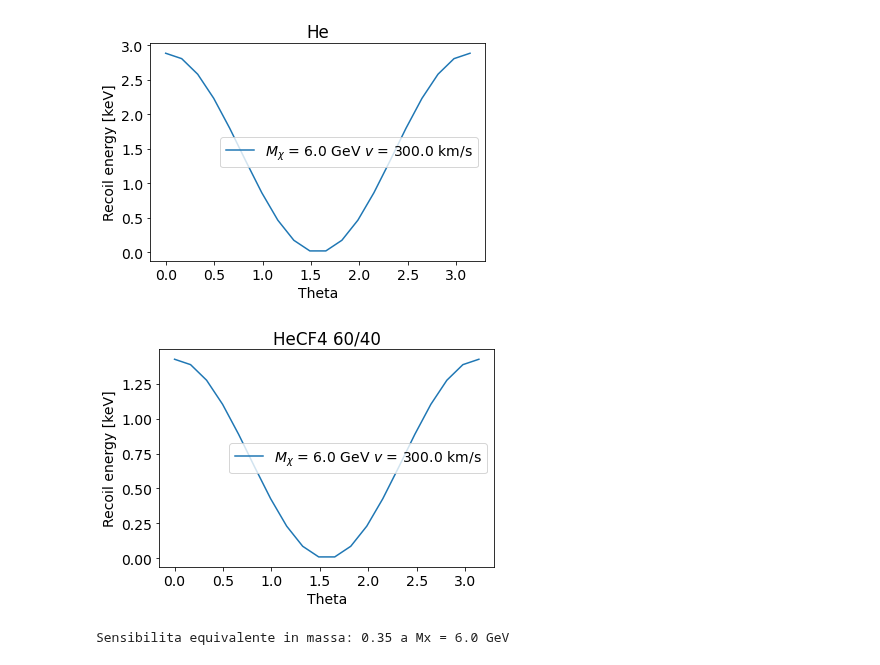
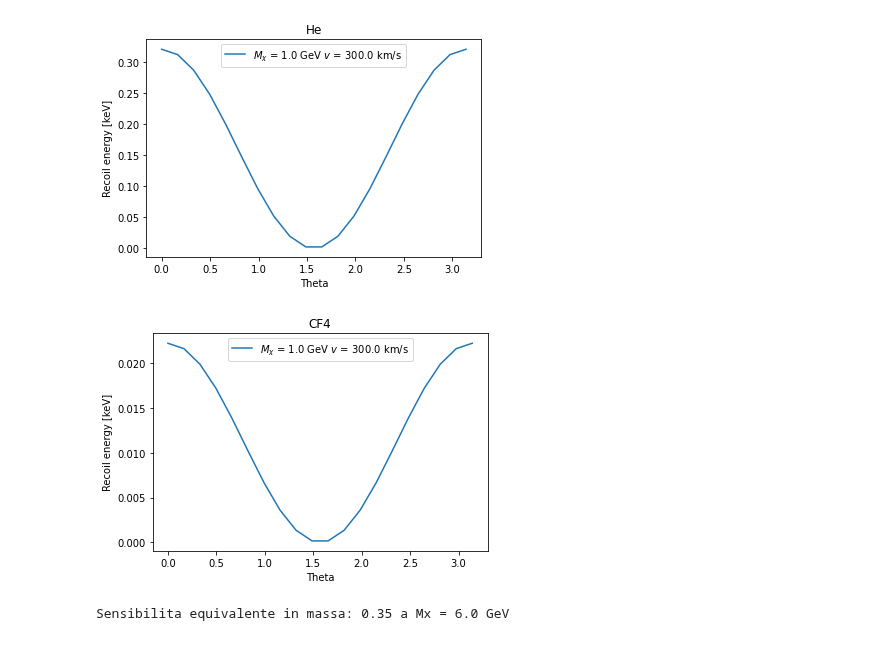
Before and after one commit to gmazzitelli/studenti, a Jupyter notebook: dark_matter.ipynb, the cells around one changed output. Drawn from its saved outputs; the diff is of its cells as text; code cells hidden in the pictures.

```diff
--- a/dark_matter.ipynb
+++ b/dark_matter.ipynb
@@ -13,37 +13,37 @@ v = 300*1e3   # m / s
 c = 299792458 # m / s
 # see also http://www.hep.ph.ic.ac.uk/susytalks/fairbairnimperialoneday.pdf
 # %%
-Mx = 6.0      # DM Mas GeV (1.79 x 10-27)
-Mb = 4.0      # Nucleai Mass GeV
-mu = Mx*Mb/(Mx+Mb)
+Mx = 1.0      # DM Mas GeV (1.79 x 10-27)
+MHe = 4.0      # Nucleai Mass GeV
+mu = Mx*MHe/(Mx+MHe)
 # nuclear recoil per He puro
 theta = np.linspace(0,np.pi,20)
 #
-E_r = 2*(v**2/c**2) * (mu**2/Mb) * np.cos(theta)**2 # eq 5 https://arxiv.org/abs/1602.03781
+E_r = 2*(v**2/c**2) * (mu**2/MHe) * np.cos(theta)**2 # eq 5 https://arxiv.org/abs/1602.03781
 #
 plt.plot(theta, E_r*10**6, label='$M_\chi$ = {0:.1f} GeV $v$ = {1:.1f} km/s'.format(Mx, v/1e3))
 plt.xlabel('Theta')
 plt.ylabel('Recoil energy [keV]')
 plt.legend()
 plt.title('He')
 plt.show()
 # %% [output]
-[figure, old version]
+[figure, new version]
 # %%
-Mx = 6.0         # DM Mas GeV (1.79 x 10-27)
-MHeCF4 = 4.0*0.6+88*0.4        # Nucleai Mass GeV
-mu_HeCF4 = Mx*MHeCF4/(Mx+MHeCF4)
+Mx = 1.0         # DM Mas GeV (1.79 x 10-27)
+MCF4 = 88       # Nucleai Mass GeV
+mu_CF4 = Mx*MCF4/(Mx+MCF4)
 # nuclear recoil per HeCF4
 theta = np.linspace(0,np.pi,20)
 #
-E_r = 2*(v**2/c**2) * (mu_HeCF4**2/MHeCF4) * np.cos(theta)**2 # eq 5 https://arxiv.org/abs/1602.03781
+E_r = 2*(v**2/c**2) * (mu_CF4**2/MCF4) * np.cos(theta)**2 # eq 5 https://arxiv.org/abs/1602.03781
 #
 plt.plot(theta, E_r*10**6, label='$M_\chi$ = {0:.1f} GeV $v$ = {1:.1f} km/s'.format(Mx, v/1e3))
-plt.title('HeCF4 60/40')
+plt.title('CF4')
 plt.xlabel('Theta')
 plt.ylabel('Recoil energy [keV]')
 plt.legend()
 plt.show()
 # %% [output]
-[figure, old version]
+[figure, new version]
 # %%
```
Also changed, not shown: parts of 6 cells of this notebook.
